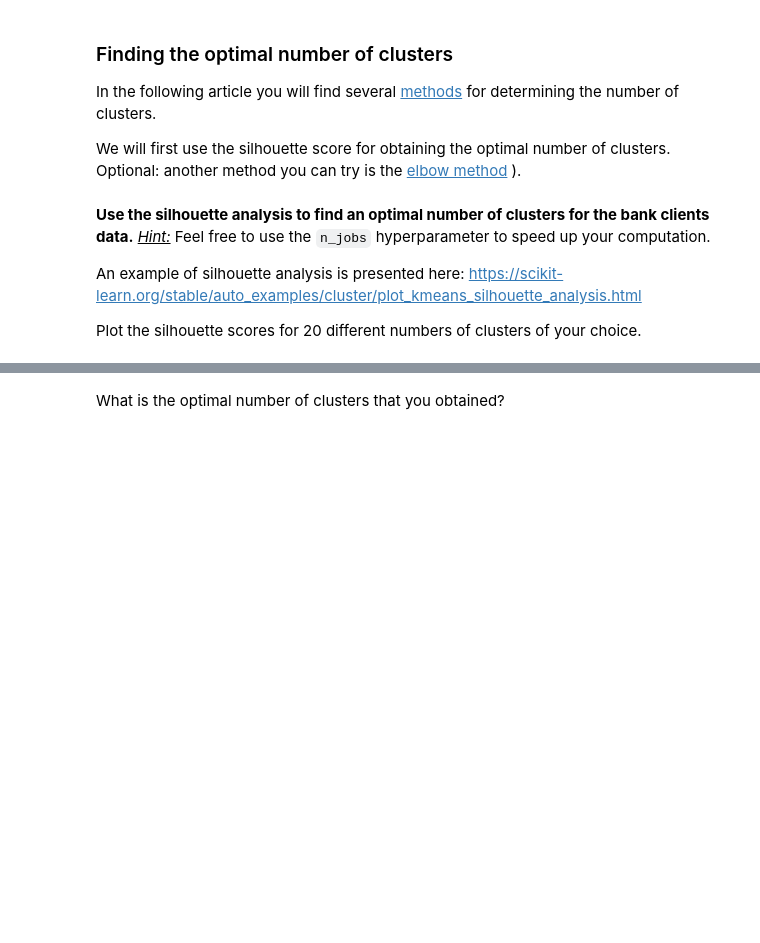
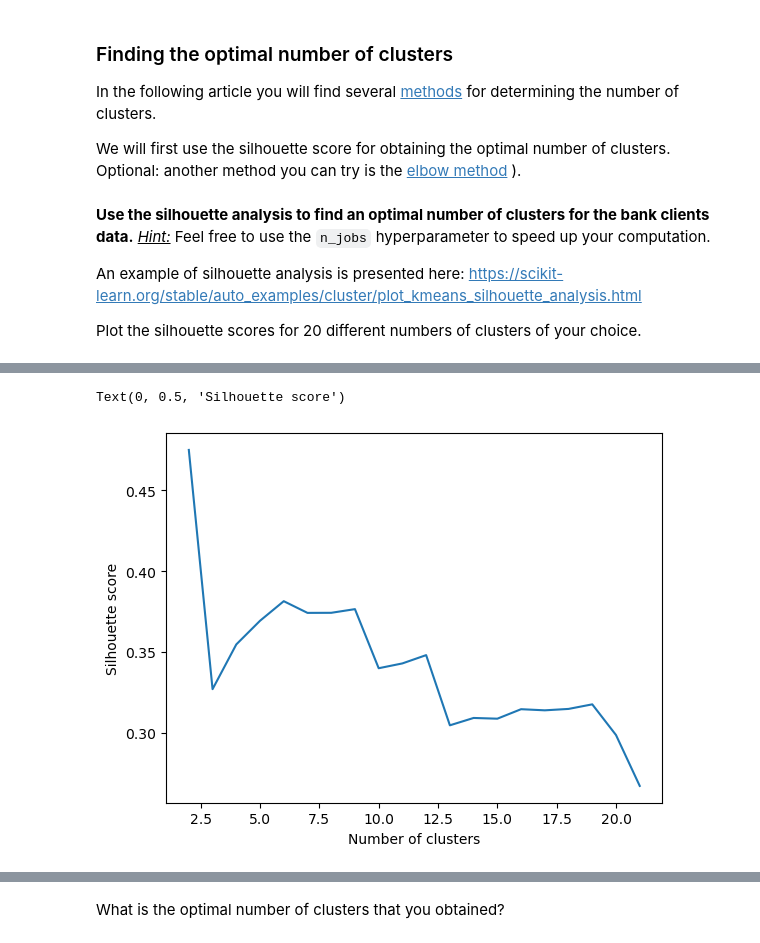
Before and after one commit to dubois-j/CampNum-ML2, a Jupyter notebook: ML2.3_clustering_intro/notebook/Clustering_v2.ipynb, the cells around one changed output, grey strips where cells are left out. Drawn from its saved outputs; the diff is of its cells as text; code cells hidden in the pictures; blank space fills up the shorter version.

Commit message:
feat (partie 3): silhouette + hierarchical

```diff
--- a/ML2.3_clustering_intro/notebook/Clustering_v2.ipynb
+++ b/ML2.3_clustering_intro/notebook/Clustering_v2.ipynb
@@ -269,0 +276,29 @@ Plot the silhouette scores for 20 different numbers of clusters of your choice.
+# %%
+import matplotlib.cm as cm
+
+range_n_clusters = [i for i in range(2,22)]
+clusterer_list = []
+silhouette_avg_list = []
+
+for n_clusters in range_n_clusters:
+    # Initialize the clusterer with n_clusters value and a random generator
+    # seed of 10 for reproducibility.
+    print("Fitting KMeans for k={}".format(n_clusters), end="\t")
+    clusterer = KMeans(n_clusters=n_clusters, random_state=10)
+    cluster_labels = clusterer.fit_predict(df_norm)
+    print("[DONE]")
+    # The silhouette_score gives the average value for all the samples.
+    # This gives a perspective into the density and separation of the formed
+    # clusters
+    print("Computing average silhouette score...", end="\t")
+    silhouette_avg = silhouette_score(df_norm, cluster_labels, n_jobs=-2)
+    print("[DONE]")
+    print(
+        "For n_clusters =",
+        n_clusters,
+        "The average silhouette_score is :",
+        silhouette_avg,
+    )
+    print("------------------------------------")
+    clusterer_list.append(clusterer)
+    silhouette_avg_list.append(silhouette_avg)
@@ -269,0 +324,7 @@ Plot the silhouette scores for 20 different numbers of clusters of your choice.
+# %%
+plt.plot(range_n_clusters, silhouette_avg_list)
+plt.xlabel("Number of clusters")
+plt.ylabel("Silhouette score")
+# %% [output]
+Text(0, 0.5, 'Silhouette score')
+[figure, added]
```
Also changed, not shown: parts of 17 cells of this notebook.
